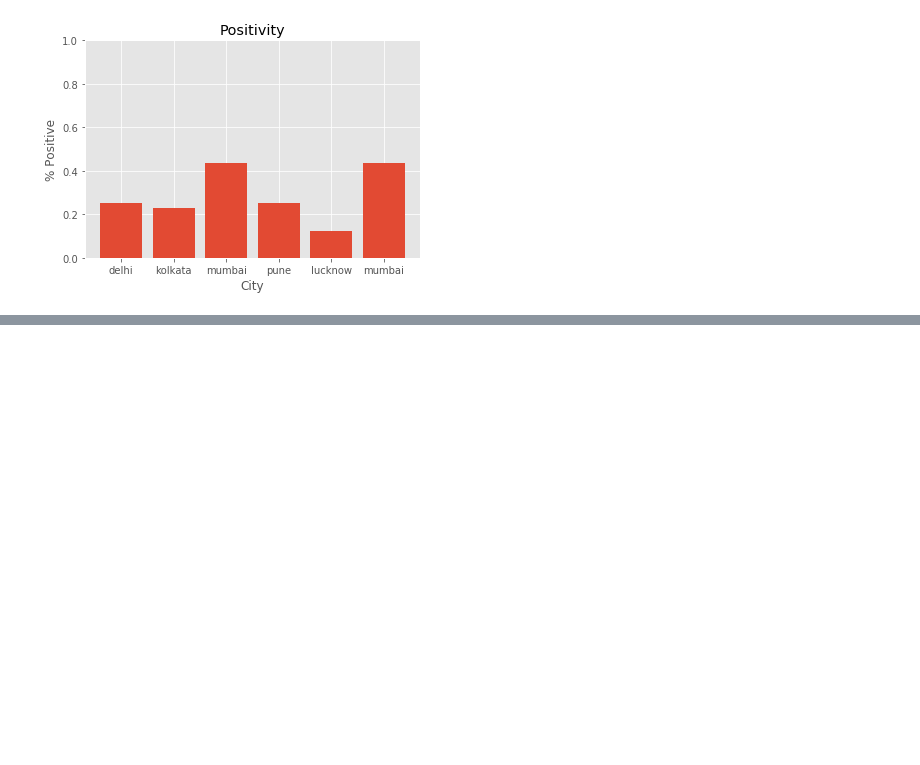
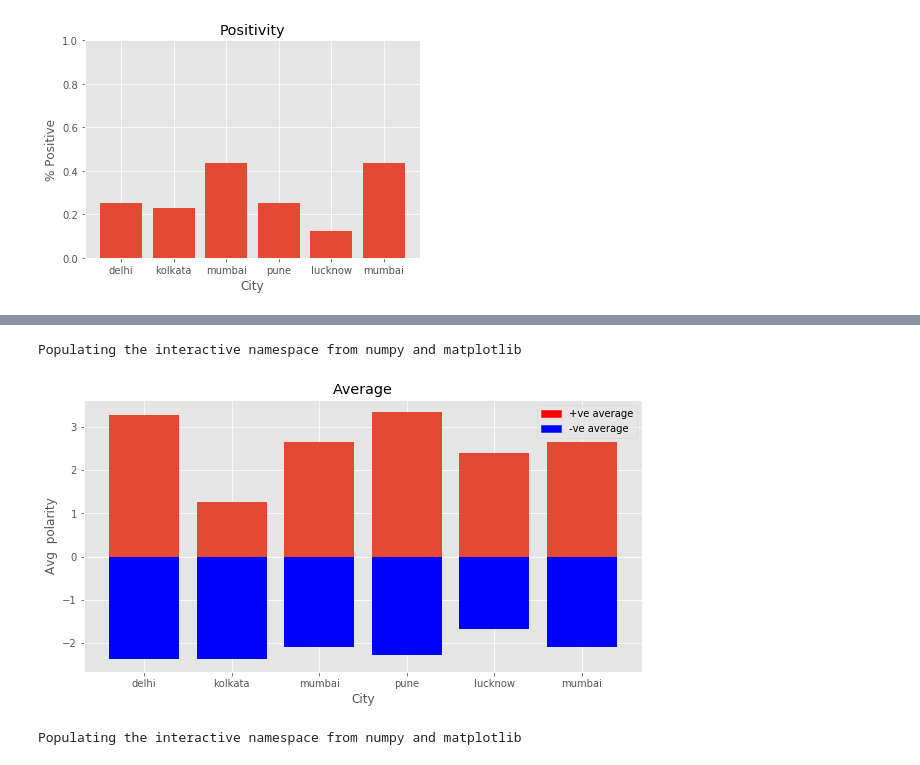
Before and after one commit to aradhyamathur/news_city_sentiment, a Jupyter notebook: news_analysis.ipynb, the cells around one changed output, grey strips where cells are left out. Saved outputs shown, nothing was run; the diff lists cells and outputs as text; code cells hidden in the pictures; blank space fills up the shorter version.

```diff
--- a/news_analysis.ipynb
+++ b/news_analysis.ipynb
@@ -393,0 +522,21 @@ plt.show()
+# %%
+%pylab inline
+pylab.rcParams['figure.figsize'] = (10, 5)
+# %% [output]
+Populating the interactive namespace from numpy and matplotlib
+# %%
+x_ticks =[city.split('-')[0] for city in CITIES]
+
+city_index = [i for i in range(len(CITIES))]
+plt.title('Average')
+plt.xticks(city_index, x_ticks)
+pos_patch = mpatches.Patch(color='red', label='+ve average')
+neg_patch = mpatches.Patch(color='blue', label='-ve average')
+plt.legend(handles=[pos_patch, neg_patch])
+plt.bar(city_index, avg_pos_polarity)
+plt.bar(city_index, avg_neg_polarity , color='b')
+plt.xlabel('City')
+plt.ylabel('Avg  polarity')
+plt.show()
+# %% [output]
+[figure, added]
@@ -393,0 +575,5 @@ plt.show()
+# %%
+%pylab inline
+pylab.rcParams['figure.figsize'] = (15, 6)
+# %% [output]
+Populating the interactive namespace from numpy and matplotlib
```
Also changed, not shown: parts of 24 cells of this notebook.
